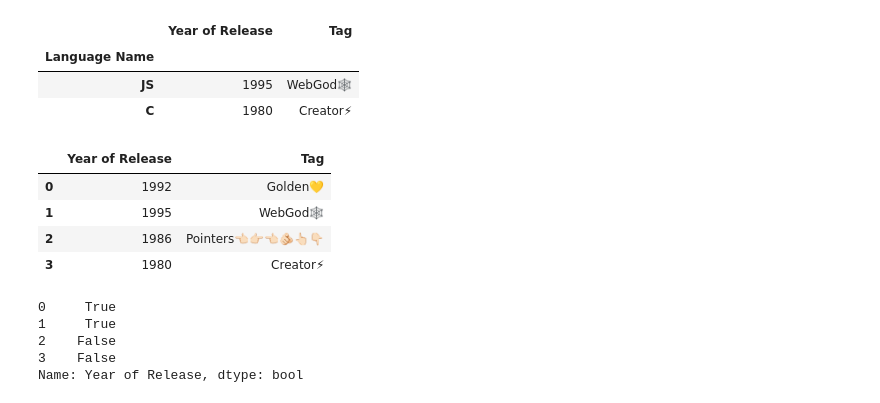
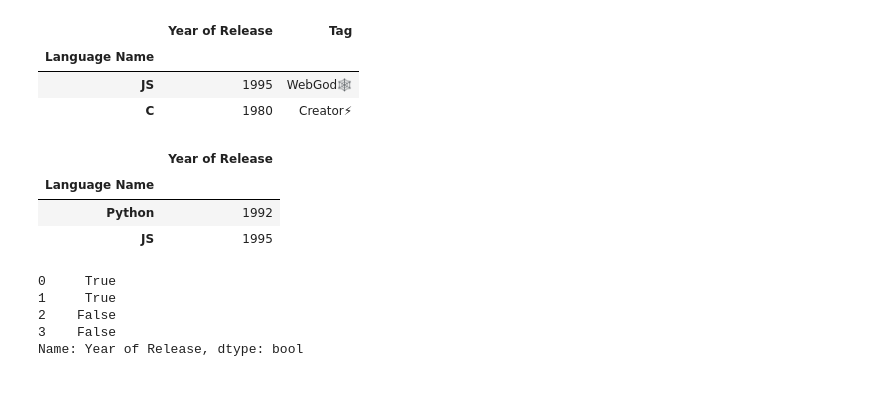
Before and after one commit to XionVolt/Ai-Ml, a Jupyter notebook: Programming/Pandas/03_dataframe.ipynb, the cells around one changed output. Saved outputs shown, nothing was run; the diff lists cells and outputs as text; code cells hidden in the pictures.

```diff
--- a/Programming/Pandas/03_dataframe.ipynb
+++ b/Programming/Pandas/03_dataframe.ipynb
@@ -343,13 +345,12 @@ newLangs.loc['JS':'C':2]
 # %%
 # fancy indexing using loc
 
 newLangs.loc[['Python', 'JS'], ['Year of Release']]
 
-newLangs.reset_index(drop=True) # again we can reset index using `.reset_index(drop=True)`
+# newLangs.reset_index(drop=True) # again we can reset index using `.reset_index(drop=True)`
 # %% [output]
-|  | Year of Release | Tag |
-| 0 | 1992 | Golden💛 |
-| 1 | 1995 | WebGod🕸️ |
-| 2 | 1986 | Pointers👈🏻👉🏻👈🏻🫵🏻👆🏻👇🏻 |
-| 3 | 1980 | Creator⚡ |
+|  | Year of Release |
+| Language Name |  |
+| Python | 1992 |
+| JS | 1995 |
 # %%
```
Also changed, not shown: parts of 17 cells of this notebook, 1 other file.
